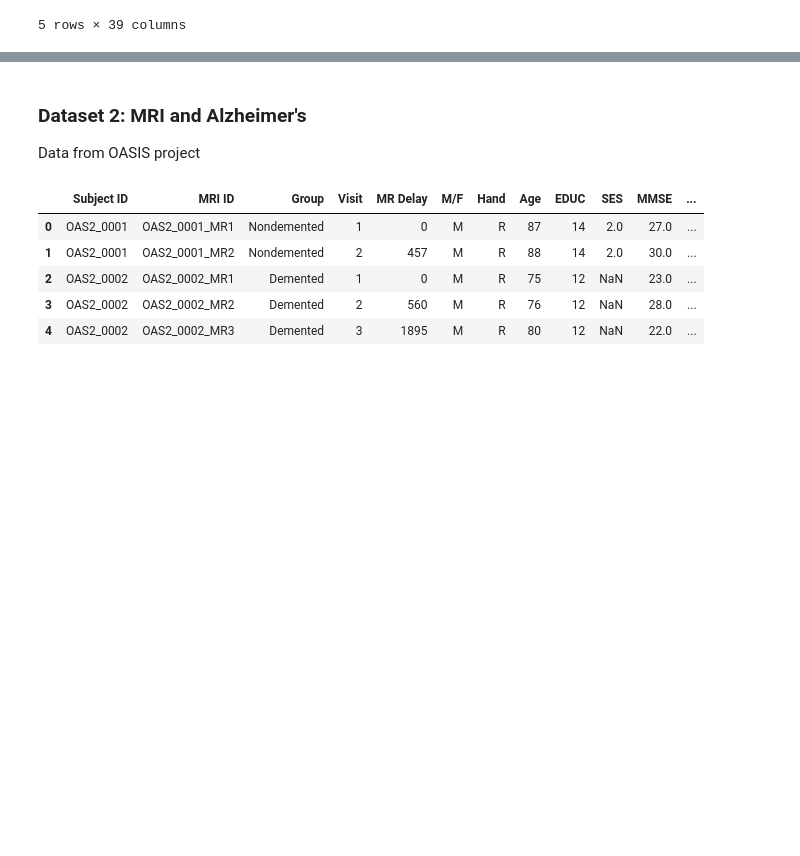
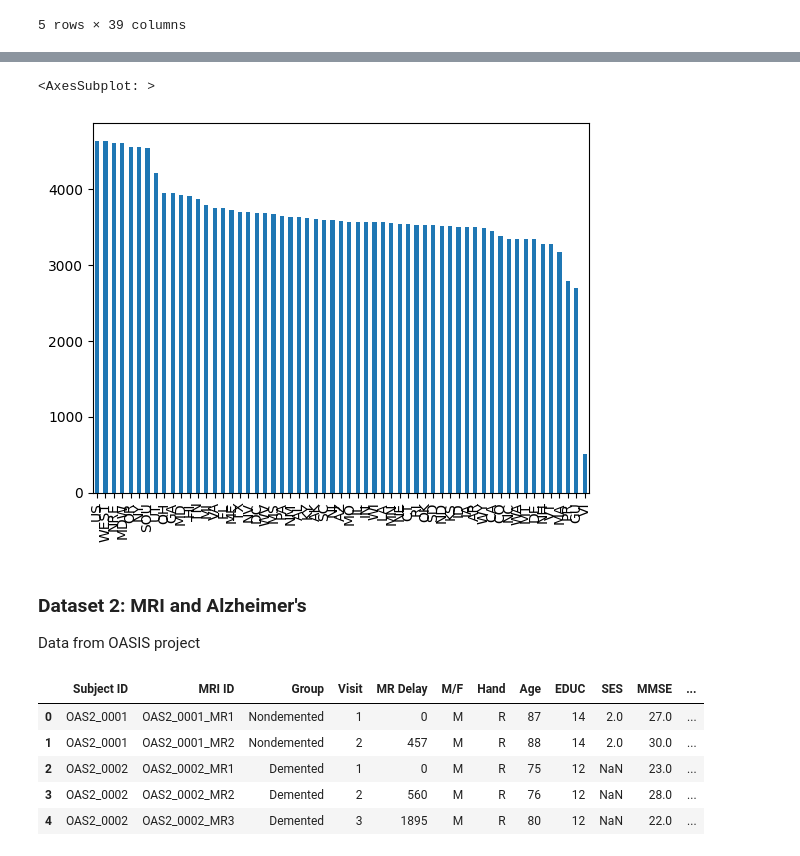
Before and after one commit to marisalong/marisalong.github.io, a Jupyter notebook: DataSciMilestone01.ipynb, the cells around one changed output, grey strips where cells are left out. Saved outputs shown, nothing was run; the diff lists cells and outputs as text; code cells hidden in the pictures; blank space fills up the shorter version.

```diff
--- a/DataSciMilestone01.ipynb
+++ b/DataSciMilestone01.ipynb
@@ -44,3 +46,15 @@ df_alhz_aging.head()
 | 3 | NaN | 2018 | 2018 | ID | Idaho | BRFSS | Overall Health | Physically unhealthy days (mean n... | Physically unhealthy days (mean n... | ... |
 | 4 | NaN | 2020 | 2020 | IN | Indiana | BRFSS | Mental Health | Lifetime diagnosis of depression | Percentage of older adults with a... | ... |
 5 rows × 39 columns
+# %%
+# Cleaning column 18 to make all data types floats
+df_alhz_aging["High_Confidence_Limit"] = df_alhz_aging["High_Confidence_Limit"].replace('.', np.nan)
+df_alhz_aging["High_Confidence_Limit"] = df_alhz_aging["High_Confidence_Limit"].fillna(-1)
+df_alhz_aging["High_Confidence_Limit"] = df_alhz_aging["High_Confidence_Limit"].astype(float)
+df_alhz_aging["High_Confidence_Limit"] = df_alhz_aging["High_Confidence_Limit"].replace(-1, np.nan)
+
+# Cleaning column 17 to make all data types floats
+df_alhz_aging["Low_Confidence_Limit"] = df_alhz_aging["Low_Confidence_Limit"].replace('.', np.nan)
+df_alhz_aging["Low_Confidence_Limit"] = df_alhz_aging["Low_Confidence_Limit"].fillna(-1)
+df_alhz_aging["Low_Confidence_Limit"] = df_alhz_aging["Low_Confidence_Limit"].astype(float)
+df_alhz_aging["Low_Confidence_Limit"] = df_alhz_aging["Low_Confidence_Limit"].replace(-1, np.nan)
@@ -47,3 +81,9 @@ df_alhz_aging.head()
+# %%
+# Playing around with the data
+df_alhz_aging['LocationAbbr'].value_counts().plot.bar()
+# %% [output]
+<AxesSubplot: >
+[figure, added]
 # %% [markdown]
 ### Dataset 2: MRI and Alzheimer's
 Data from OASIS project
```
Also changed, not shown: parts of 3 cells of this notebook.
